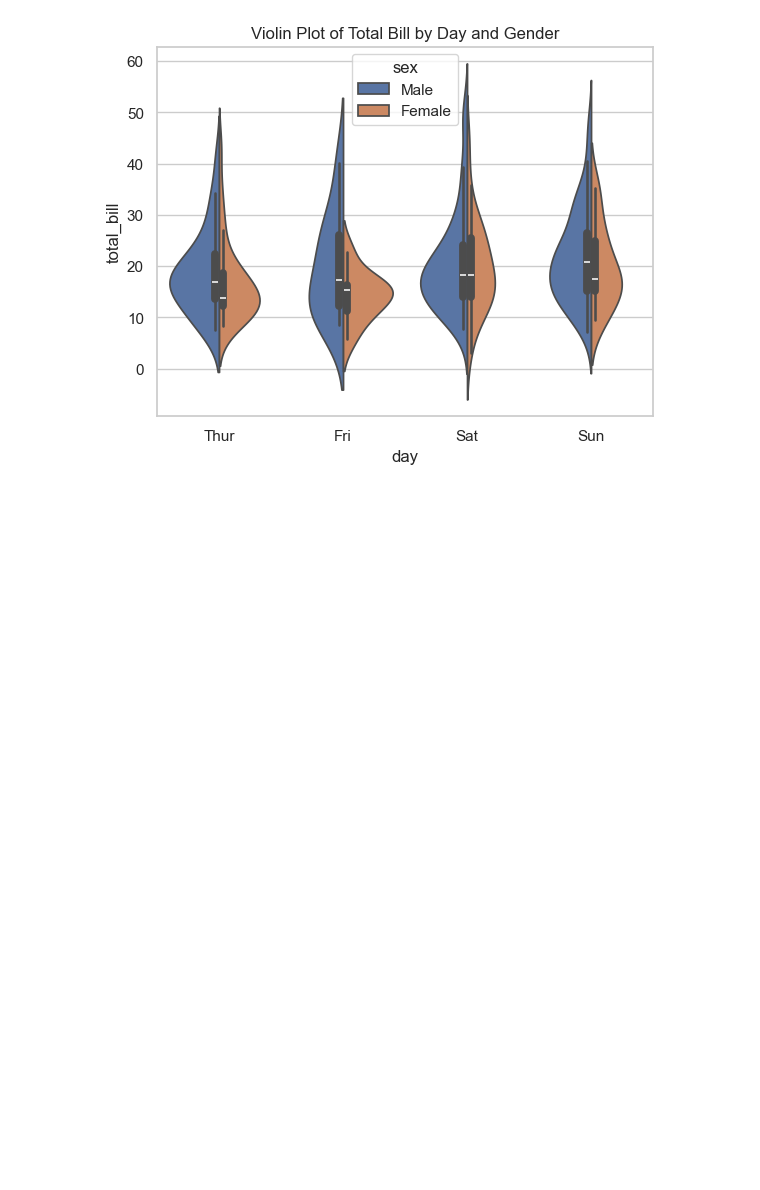
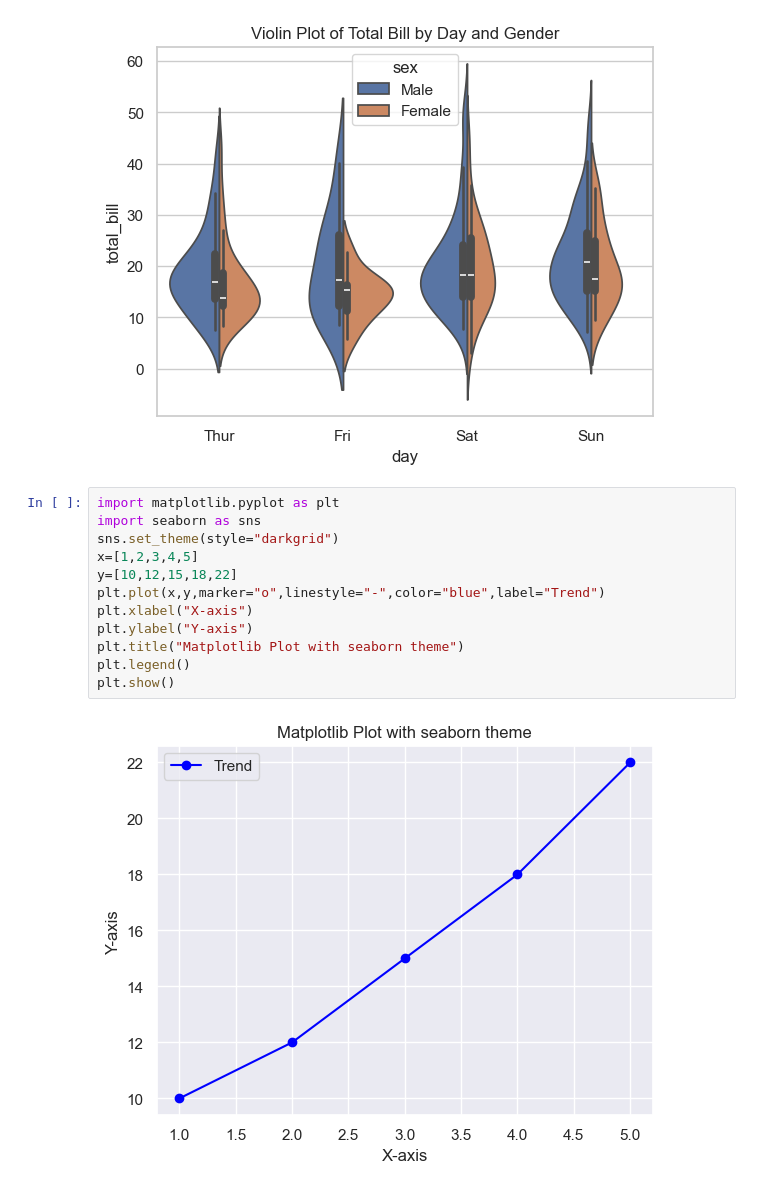
Before and after one commit to SWAPNILVERMA108/AIML, a Jupyter notebook: Day_18_data_visualization.ipynb, the cells around one changed output. Cells and saved outputs as stored; diff of their text form; blank space fills up the shorter version.

Commit message:
matplot with seaborn

```diff
--- a/Day_18_data_visualization.ipynb
+++ b/Day_18_data_visualization.ipynb
@@ -328,3 +330,17 @@ plt.title("Violin Plot of Total Bill by Day and Gender")
 plt.show()
 # %% [output]
 [figure]
+# %%
+import matplotlib.pyplot as plt
+import seaborn as sns
+sns.set_theme(style="darkgrid")
+x=[1,2,3,4,5]
+y=[10,12,15,18,22]
+plt.plot(x,y,marker="o",linestyle="-",color="blue",label="Trend")
+plt.xlabel("X-axis")
+plt.ylabel("Y-axis")
+plt.title("Matplotlib Plot with seaborn theme")
+plt.legend()
+plt.show()
+# %% [output]
+[figure, added]
```
Also changed, not shown: parts of 2 cells of this notebook.
